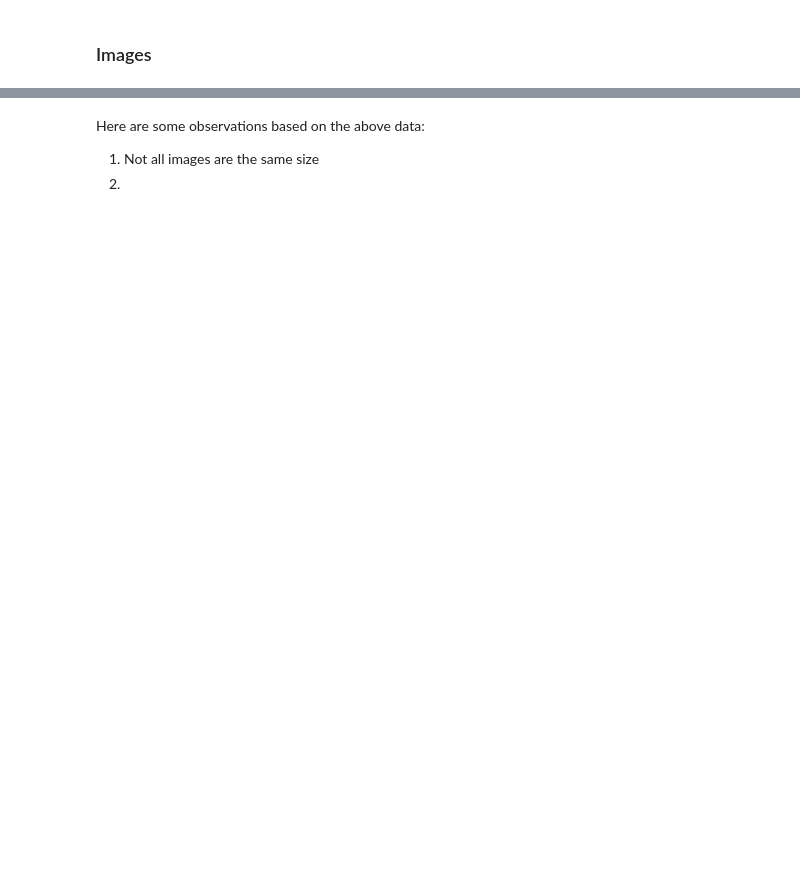
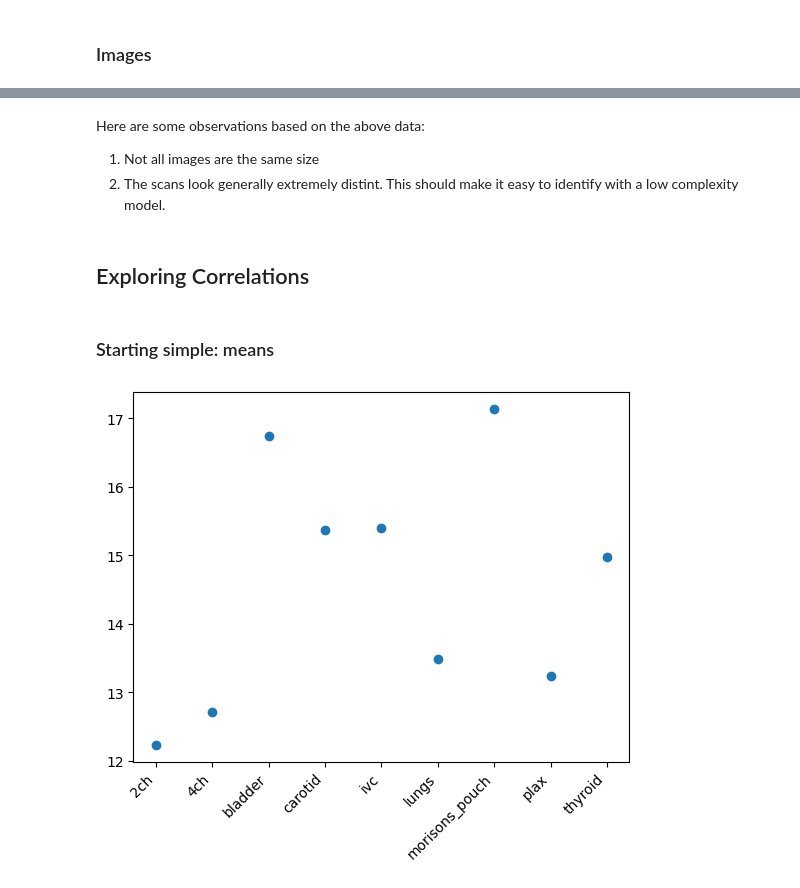
Before and after one commit to carterjandrew/STAT_5000_Final_Project, a Jupyter notebook: notebook.ipynb, the cells around one changed output, grey strips where cells are left out. Drawn from its saved outputs; the diff is of its cells as text; code cells hidden in the pictures; blank space fills up the shorter version.

```diff
--- a/notebook.ipynb
+++ b/notebook.ipynb
@@ -195,0 +137,14 @@ df = pd.DataFrame(df[1:], columns=df[0])
+# %%
+df_test = [['Label', 'Patient', 'Image']]
+for patient in os.listdir('./data/test/'):
+    local_path = os.path.join('./data/test/', patient)
+    if os.path.isdir(local_path):
+        for location in os.listdir(local_path):
+            sub_local_path = os.path.join(local_path, location)
+            if os.path.isdir(sub_local_path):
+                for video in os.listdir(sub_local_path):
+                    image = cv2.imread(os.path.join(sub_local_path, video), cv2.IMREAD_GRAYSCALE)
+                    if(type(image) == np.ndarray):
+                        df_test.append([location, patient, image])
+df_test = pd.DataFrame(df_test[1:], columns=df_test[0])
+df_test.head()
@@ -269,4 +242,19 @@ for label in labels:
 # %% [markdown]
 Here are some observations based on the above data:
 1. Not all images are the same size
-2.
+2. The scans look generally extremely distint. This should make it easy to identify with a low complexity model.
+# %% [markdown]
+## Exploring Correlations
+# %% [markdown]
+### Starting simple: means
+# %%
+imageMean = np.vectorize(lambda image: np.mean(cv2.mean(image)[:3]))
+df['Image_Mean'] = imageMean(df['Image'])
+label_sorted_means = df.drop(['Image'], axis=1).groupby(['Label']).mean()
+plt.scatter(label_sorted_means.index, label_sorted_means["Image_Mean"], label='Images')
+plt.xticks(rotation=45, ha='right')
+plt.show()
+del(label_sorted_means)
+del(imageMean)
+# %% [output]
+[figure, added]
```
Also changed, not shown: parts of 25 cells of this notebook, 1 other file.
